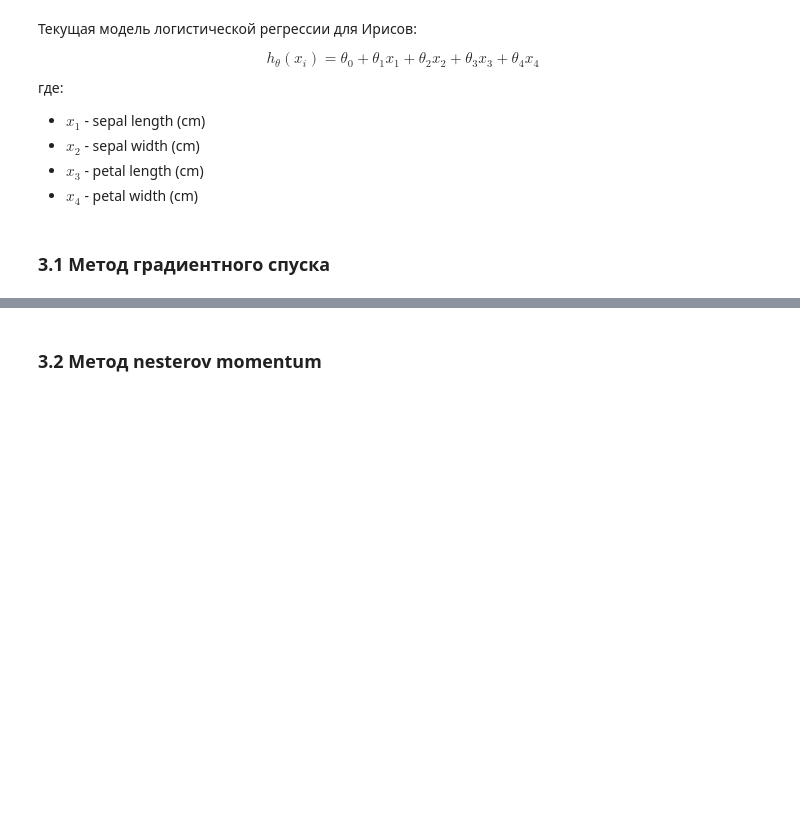
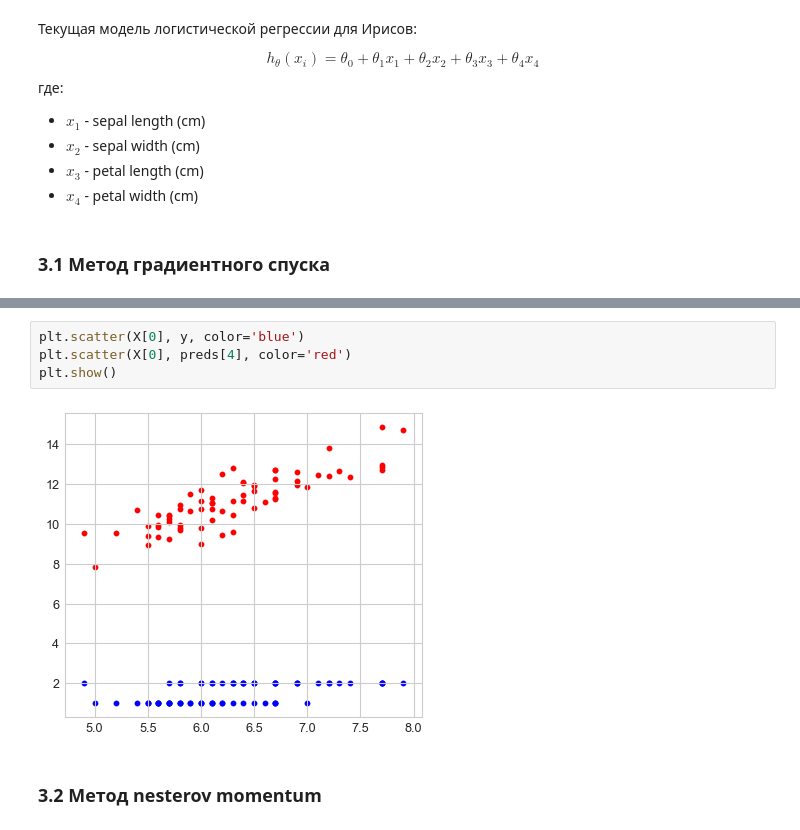
Before and after one commit to kianya/ml-basic-algorithms, a Jupyter notebook: 7. IRIS - optimization/iris_optimization.ipynb, the cells around one changed output, grey strips where cells are left out. Drawn from its saved outputs; the diff is of its cells as text; blank space fills up the shorter version.

```diff
--- a/7. IRIS - optimization/iris_optimization.ipynb
+++ b/7. IRIS - optimization/iris_optimization.ipynb
@@ -164,3 +168,9 @@ array([ 0.29410993, -0.84757994, -0.84888986, -0.4975152 ])
+# %%
+plt.scatter(X[0], y, color='blue')
+plt.scatter(X[0], preds[4], color='red')
+plt.show()
+# %% [output]
+[figure, added]
 # %% [markdown]
 ### 3.2 Метод nesterov momentum
 # %% [markdown]
```
Also changed, not shown: parts of 8 cells of this notebook.
